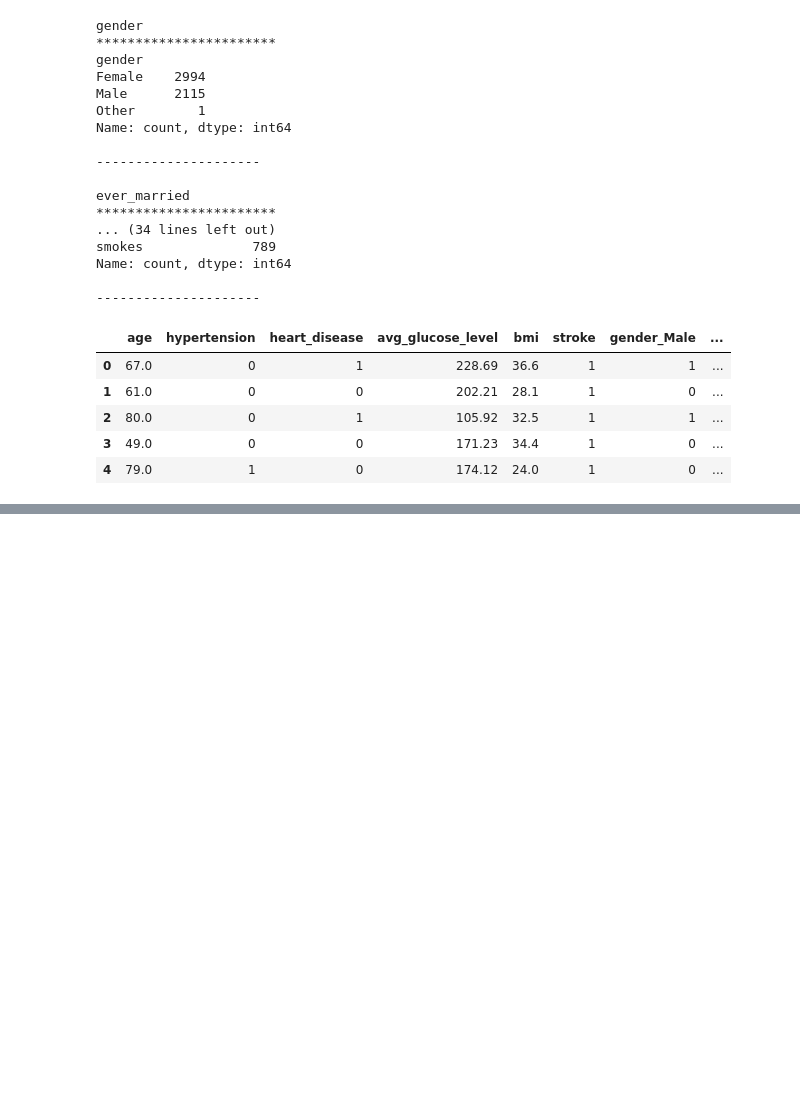
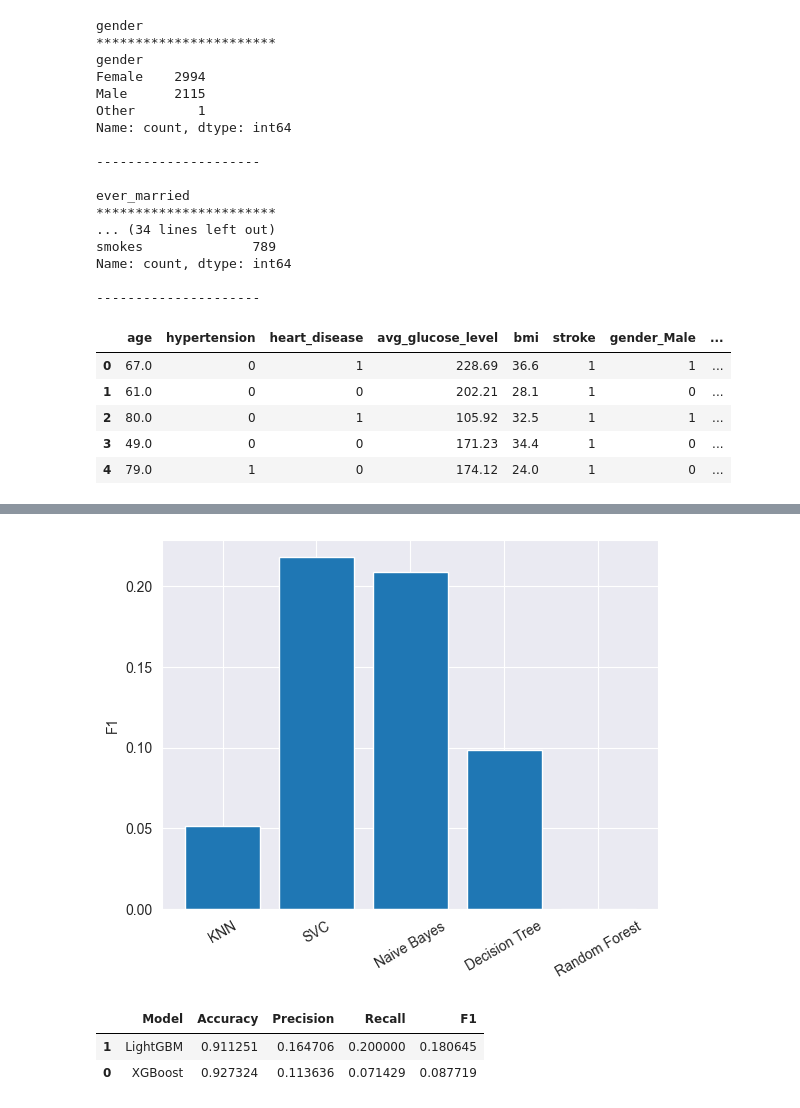
Before and after one commit to MuhammedPekdemir/machine-learning-practice, a Jupyter notebook: strokePrediction.ipynb, the cells around one changed output, grey strips where cells are left out. Cells and saved outputs as stored; diff of their text form; code cells hidden in the pictures; blank space fills up the shorter version.

```diff
--- a/strokePrediction.ipynb
+++ b/strokePrediction.ipynb
@@ -216,0 +232,7 @@ df.head()
+# %%
+from sklearn.linear_model import LogisticRegression
+from sklearn.metrics import classification_report
+logReg = LogisticRegression(max_iter=1000,class_weight="balanced")
+# %%
+logReg.fit(X_train, y_train)
+y_pred = logReg.predict(X_test)
@@ -216,0 +259,25 @@ df.head()
+# %%
+models = {
+    "KNN": KNeighborsClassifier(),
+    "SVC": SVC(class_weight="balanced"),
+    "Naive Bayes": GaussianNB(),
+    "Decision Tree": DecisionTreeClassifier(class_weight="balanced", random_state=28),
+    "Random Forest": RandomForestClassifier(class_weight="balanced", random_state=28),
+}
+# %%
+results = []
+for name,model in models.items():
+    model.fit(X_train, y_train)
+    pred = model.predict(X_test)
+
+    results.append(
+        {
+            "Model": name,
+            "Accuracy": accuracy_score(y_test, pred),
+            "Precision": precision_score(y_test, pred),
+            "Recall": recall_score(y_test, pred),
+            "F1": f1_score(y_test, pred),
+        }
+    )
+
+pd.DataFrame(results).sort_values("F1", ascending=False)
@@ -216,0 +291,8 @@ df.head()
+# %%
+Res = pd.DataFrame(results)
+plt.bar(Res["Model"], Res["F1"])
+plt.ylabel("F1")
+plt.xticks(rotation=30)
+plt.show()
+# %% [output]
+[figure, added]
@@ -216,0 +309,25 @@ df.head()
+# %%
+boost_results = []
+
+for name, m in boost_models.items():
+    m.fit(X_train, y_train)
+    pred = m.predict(X_test)
+
+
+    boost_results.append(
+        {
+
+        "Model": name,
+        "Accuracy": accuracy_score(y_test, pred),
+        "Precision": precision_score(y_test, pred, zero_division=0),
+        "Recall": recall_score(y_test, pred),
+        "F1": f1_score(y_test, pred),
+
+        }
+    )
+
+pd.DataFrame(boost_results).sort_values("F1", ascending=False)
+# %% [output]
+|  | Model | Accuracy | Precision | Recall | F1 |
+| 1 | LightGBM | 0.911251 | 0.164706 | 0.200000 | 0.180645 |
+| 0 | XGBoost | 0.927324 | 0.113636 | 0.071429 | 0.087719 |
```
Also changed, not shown: parts of 19 cells of this notebook.
